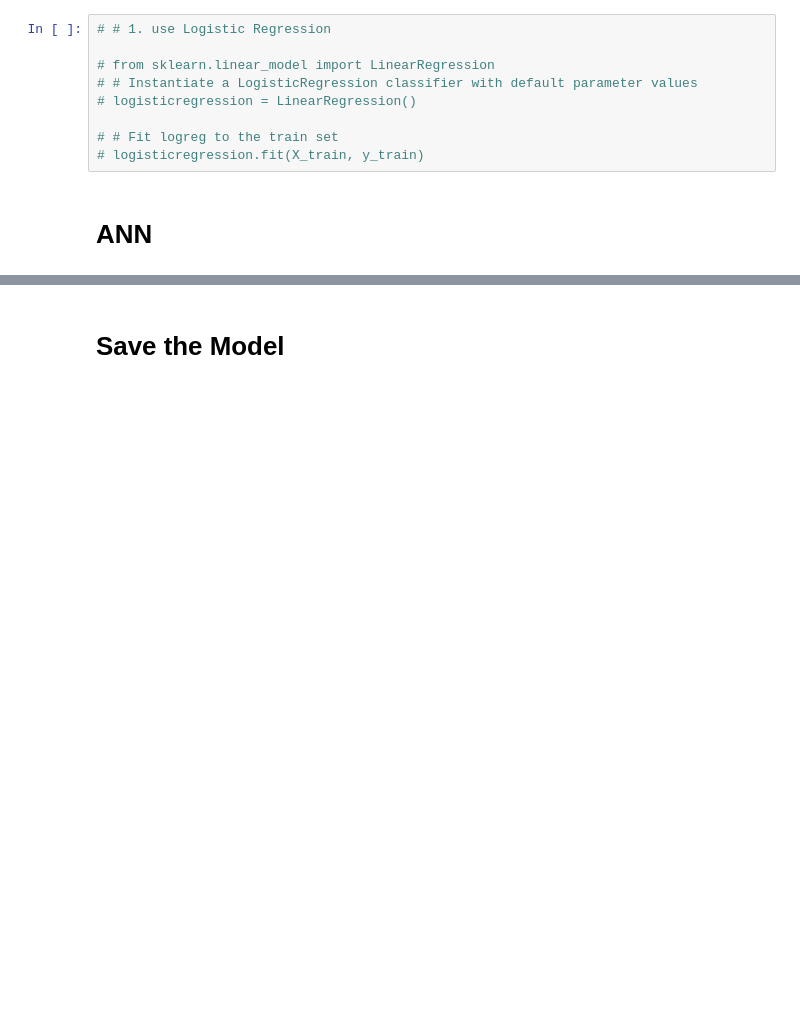
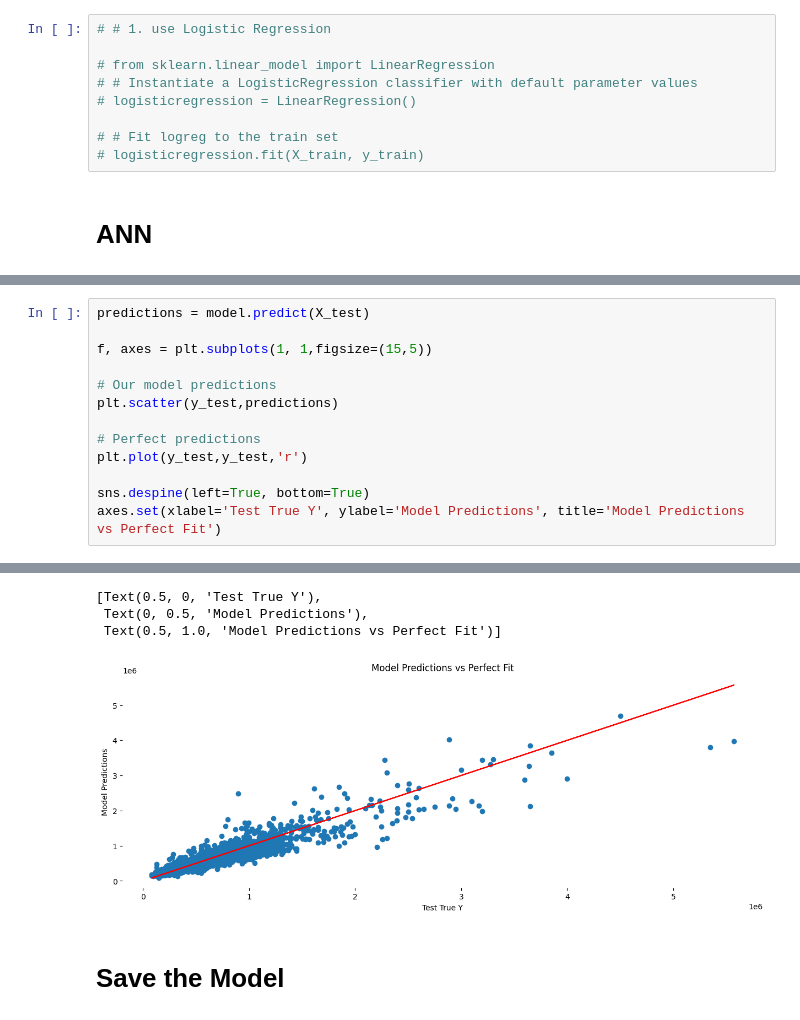
Before and after one commit to chathurawimalasiri/predicting-house-prices, a Jupyter notebook: code/predicting_house_prices.ipynb, the cells around one changed output, grey strips where cells are left out. Drawn from its saved outputs; the diff is of its cells as text; blank space fills up the shorter version.

```diff
--- a/code/predicting_house_prices.ipynb
+++ b/code/predicting_house_prices.ipynb
@@ -308,0 +312,14 @@ Mean Squared Logarithmic Error (MSLE):  0.2903492492727835
+# %%
+predictions = model.predict(X_test)
+
+f, axes = plt.subplots(1, 1,figsize=(15,5))
+
+# Our model predictions
+plt.scatter(y_test,predictions)
+
+# Perfect predictions
+plt.plot(y_test,y_test,'r')
+
+sns.despine(left=True, bottom=True)
+axes.set(xlabel='Test True Y', ylabel='Model Predictions', title='Model Predictions vs Perfect Fit')
+# %% [output]
@@ -309,3 +327,7 @@ Mean Squared Logarithmic Error (MSLE):  0.2903492492727835
+[Text(0.5, 0, 'Test True Y'),
+ Text(0, 0.5, 'Model Predictions'),
+ Text(0.5, 1.0, 'Model Predictions vs Perfect Fit')]
+[figure, added]
 # %% [markdown]
 # Save the Model
 # %%
```
Also changed, not shown: parts of 5 cells of this notebook.
